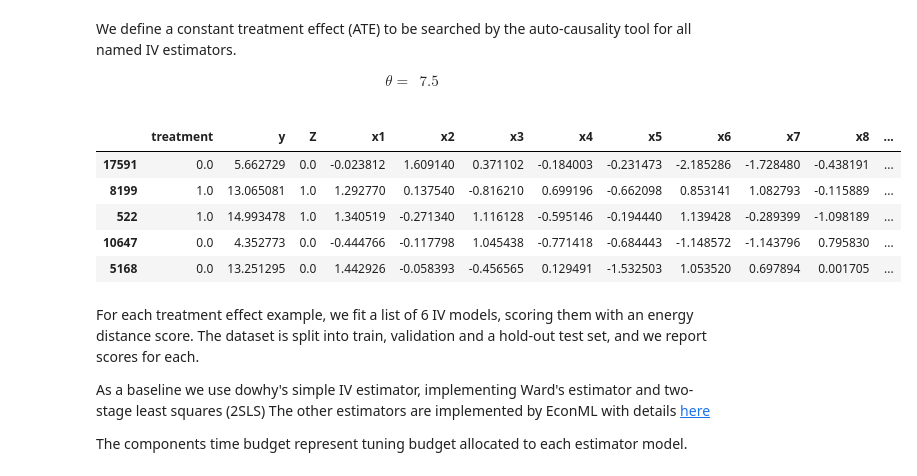
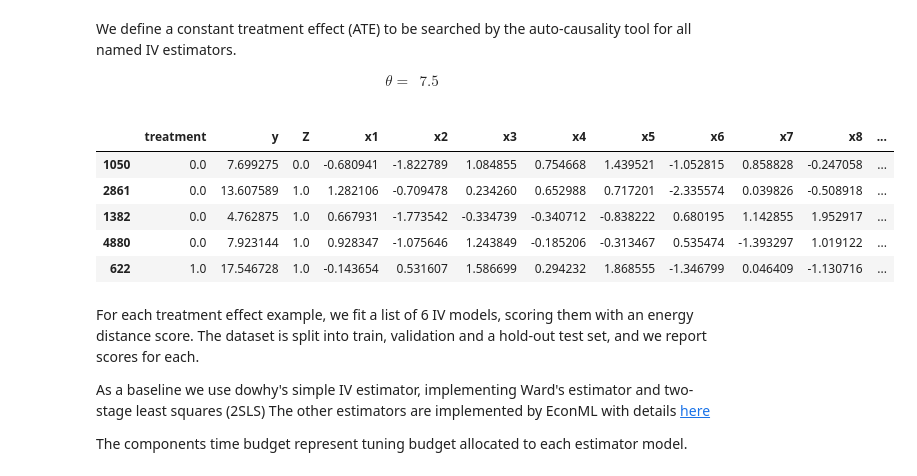
Before and after one commit to xaxazin/auto-causality, a Jupyter notebook: notebooks/Comparing IV Estimators.ipynb, the cells around one changed output. Saved outputs shown, nothing was run; the diff lists cells and outputs as text; code cells hidden in the pictures.

```diff
--- a/notebooks/Comparing IV Estimators.ipynb
+++ b/notebooks/Comparing IV Estimators.ipynb
@@ -57,7 +56,7 @@ def iv_dgp_econml(n=5000, p=10, true_effect=10):
         true_effect(X) * T
         + 2 * nu
         + 5 * (X[:, 3] > 0)
-        + 0.1 * np.random.uniform(0, 1, size=(n,))
+        + 1.5 * np.random.uniform(0, 1, size=(n,))
     )
     cov = [f"x{i}" for i in range(1, X.shape[1] + 1)]
     df = pd.DataFrame(X, columns=cov)
@@ -84,24 +83,24 @@ We define a constant treatment effect (ATE) to be searched by the auto-causality
 # %%
 TRUE_EFFECT = 7.5
 
 CONSTANT_EFFECT = lambda X: TRUE_EFFECT
 
-data = iv_dgp_econml(n=20000, p=10, true_effect=CONSTANT_EFFECT)
+data = iv_dgp_econml(n=5000, p=10, true_effect=CONSTANT_EFFECT)
 data_df, features_X, features_W = preprocess_dataset(
     data, treatment, targets, instruments
 )
-outcome = targets[0]
-train_df, test_df = train_test_split(data_df, test_size=0.2)
+
+train_df, test_df = train_test_split(data_df, test_size=0.33)
 
 Xtest_constant_te = test_df[features_X]
 train_df.head()
 # %% [output]
 |  | treatment | y | Z | x1 | x2 | x3 | x4 | x5 | x6 | x7 | x8 | ... |
-| 17591 | 0.0 | 5.662729 | 0.0 | -0.023812 | 1.609140 | 0.371102 | -0.184003 | -0.231473 | -2.185286 | -1.728480 | -0.438191 | ... |
-| 8199 | 1.0 | 13.065081 | 1.0 | 1.292770 | 0.137540 | -0.816210 | 0.699196 | -0.662098 | 0.853141 | 1.082793 | -0.115889 | ... |
-| 522 | 1.0 | 14.993478 | 1.0 | 1.340519 | -0.271340 | 1.116128 | -0.595146 | -0.194440 | 1.139428 | -0.289399 | -1.098189 | ... |
-| 10647 | 0.0 | 4.352773 | 0.0 | -0.444766 | -0.117798 | 1.045438 | -0.771418 | -0.684443 | -1.148572 | -1.143796 | 0.795830 | ... |
-| 5168 | 0.0 | 13.251295 | 0.0 | 1.442926 | -0.058393 | -0.456565 | 0.129491 | -1.532503 | 1.053520 | 0.697894 | 0.001705 | ... |
+| 1050 | 0.0 | 7.699275 | 0.0 | -0.680941 | -1.822789 | 1.084855 | 0.754668 | 1.439521 | -1.052815 | 0.858828 | -0.247058 | ... |
+| 2861 | 0.0 | 13.607589 | 1.0 | 1.282106 | -0.709478 | 0.234260 | 0.652988 | 0.717201 | -2.335574 | 0.039826 | -0.508918 | ... |
+| 1382 | 0.0 | 4.762875 | 1.0 | 0.667931 | -1.773542 | -0.334739 | -0.340712 | -0.838222 | 0.680195 | 1.142855 | 1.952917 | ... |
+| 4880 | 0.0 | 7.923144 | 1.0 | 0.928347 | -1.075646 | 1.243849 | -0.185206 | -0.313467 | 0.535474 | -1.393297 | 1.019122 | ... |
+| 622 | 1.0 | 17.546728 | 1.0 | -0.143654 | 0.531607 | 1.586699 | 0.294232 | 1.868555 | -1.346799 | 0.046409 | -1.130716 | ... |
 # %% [markdown]
 For each treatment effect example, we fit a list of 6 IV models, scoring them with an energy distance score. The dataset is split into train, validation and a hold-out test set, and we report scores for each.
 
```
Also changed, not shown: parts of 12 cells of this notebook.
